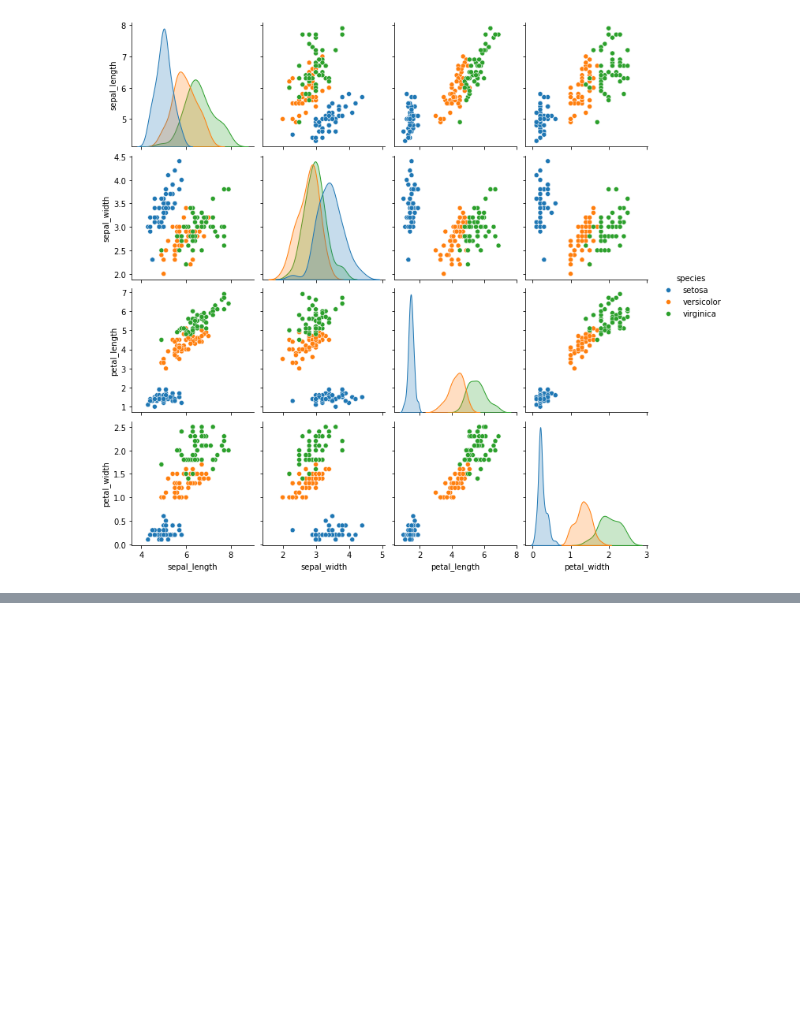
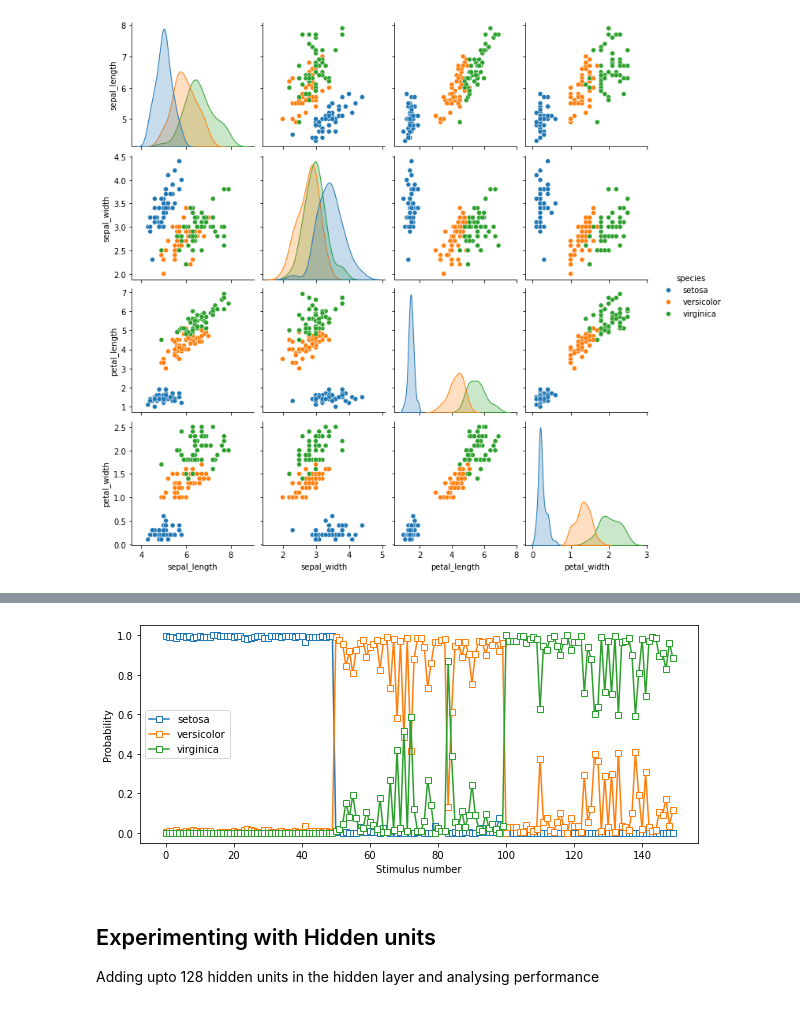
Before and after one commit to yashasvirp/Udemy_DL, a Jupyter notebook: src/Multilayer ANNs and Multi-output ANN.ipynb, the cells around one changed output, grey strips where cells are left out. Cells and saved outputs as stored; diff of their text form; code cells hidden in the pictures; blank space fills up the shorter version.

```diff
--- a/src/Multilayer ANNs and Multi-output ANN.ipynb
+++ b/src/Multilayer ANNs and Multi-output ANN.ipynb
@@ -177,0 +283,17 @@ plt.show()
+# %%
+# visualizing softmax effect
+sm = nn.Softmax(1)
+
+fig = plt.figure(figsize=(10,4))
+
+plt.plot(sm(yHat.detach()), 's-', markerfacecolor='w')
+plt.xlabel('Stimulus number')
+plt.ylabel('Probability')
+plt.legend(['setosa', 'versicolor', 'virginica'])
+plt.show()
+# %% [output]
+[figure, added]
+# %% [markdown]
+## Experimenting with Hidden units
+
+Adding upto 128 hidden units in the hidden layer and analysing performance
```
Also changed, not shown: parts of 45 cells of this notebook, 1 other file.
